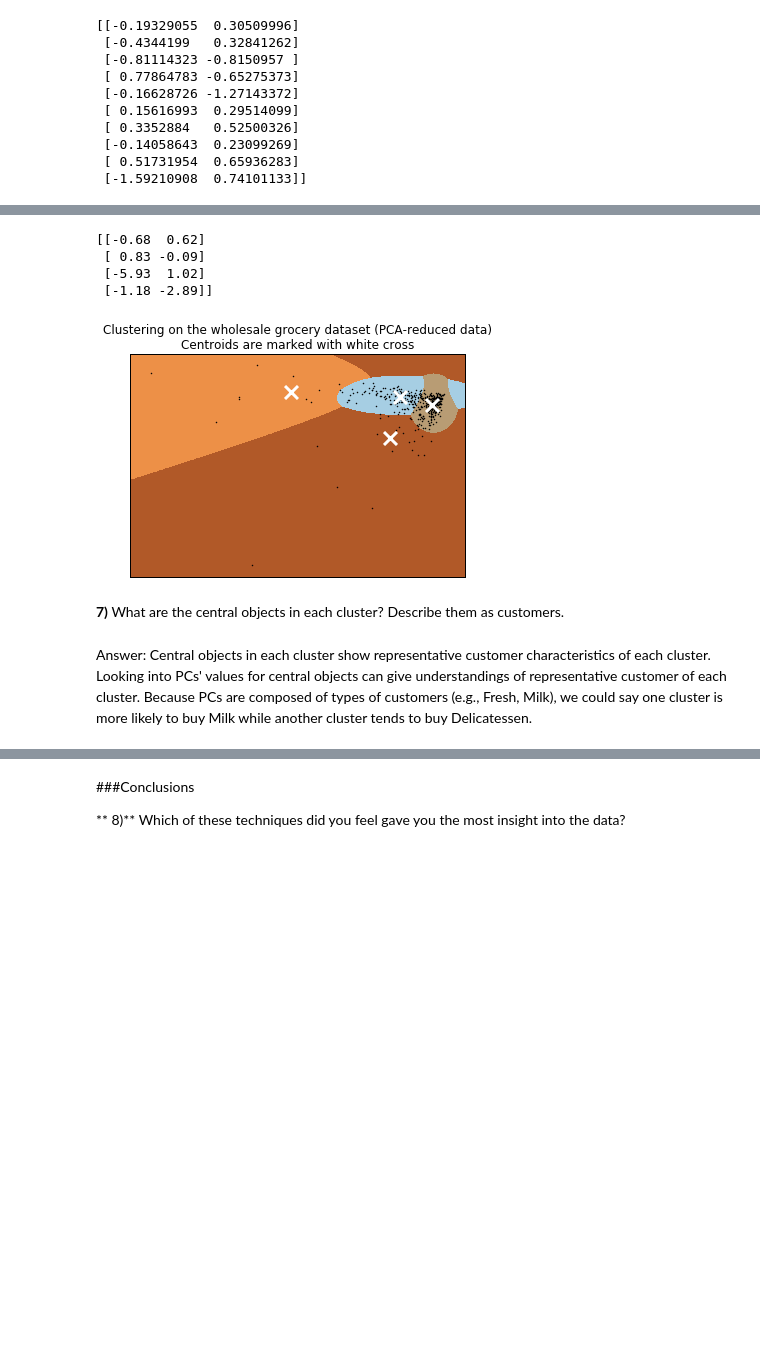
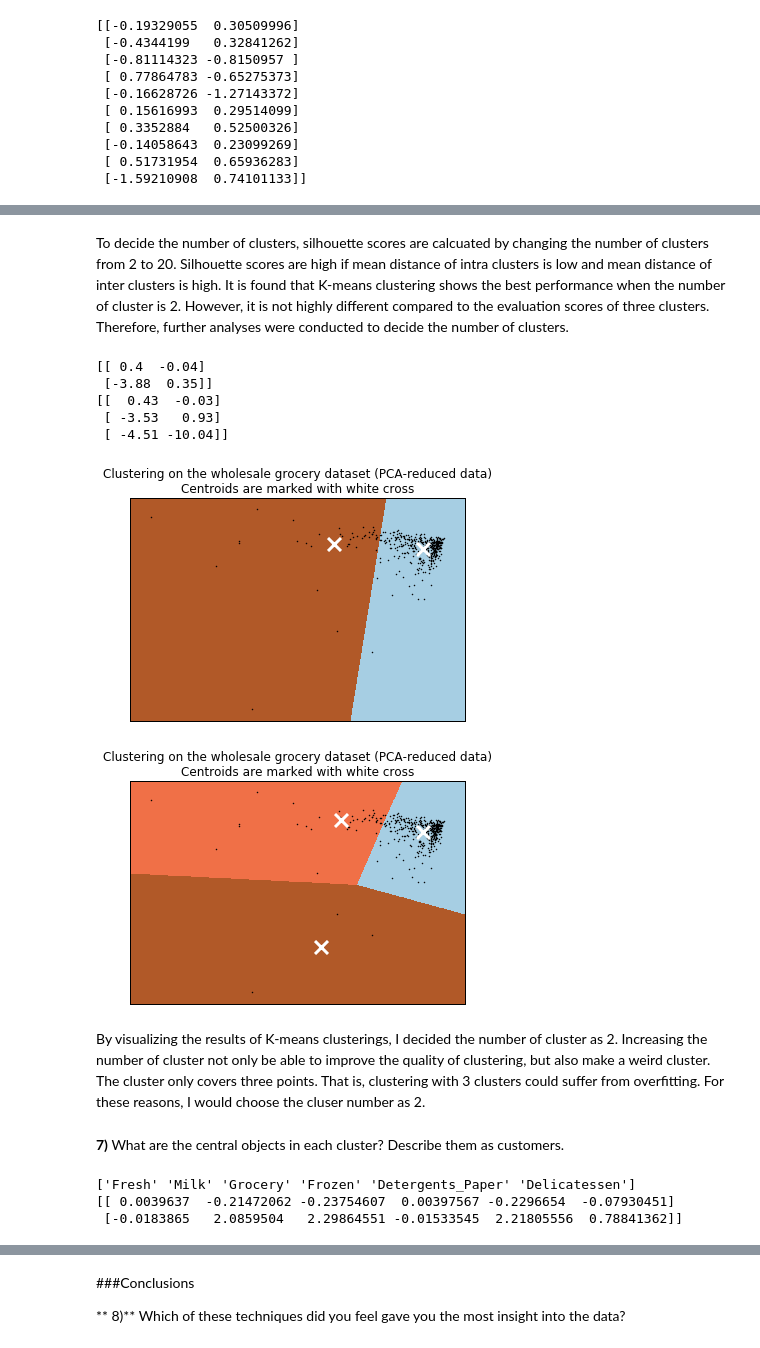
Before and after one commit to bywords/P3_customer_segments, a Jupyter notebook: customer_segments.ipynb, the cells around one changed output, grey strips where cells are left out. Cells and saved outputs as stored; diff of their text form; code cells hidden in the pictures; blank space fills up the shorter version.

```diff
--- a/customer_segments.ipynb
+++ b/customer_segments.ipynb
@@ -70,7 +94,7 @@ Answer: Those dimensions explains variances for data across types of customers.
 # TODO: Fit an ICA model to the data
 # Note: Adjust the data to have center at the origin first!
 from sklearn.decomposition import FastICA
-ica = FastICA()
+ica = FastICA(n_components=4)
 ica.fit(data_scaled)
 
 # Print the independent components
@@ -133,3 +171,5 @@ GMM(covariance_type='diag', init_params='wmc', min_covar=0.001,
+# %% [markdown]
+To decide the number of clusters, silhouette scores are calcuated by changing the number of clusters from 2 to 20. Silhouette scores are high if mean distance of intra clusters is low and mean distance of inter clusters is high. It is found that K-means clustering shows the best performance when the number of cluster is 2. However, it is not highly different compared to the evaluation scores of three clusters. Therefore, further analyses were conducted to decide the number of clusters.
 # %%
 # Plot the decision boundary by building a mesh grid to populate a graph.
 x_min, x_max = reduced_data[:, 0].min() - 1, reduced_data[:, 0].max() + 1
@@ -139,40 +179,74 @@ hy = (y_max-y_min)/1000.
 xx, yy = np.meshgrid(np.arange(x_min, x_max, hx), np.arange(y_min, y_max, hy))
 
 # Obtain labels for each point in mesh. Use last trained model.
-Z = clusters.predict(np.c_[xx.ravel(), yy.ravel()])
+Z_2 = kmeans_clusters_2.predict(np.c_[xx.ravel(), yy.ravel()])
+Z_3 = kmeans_clusters_3.predict(np.c_[xx.ravel(), yy.ravel()])
 # %%
 # TODO: Find the centroids for KMeans or the cluster means for GMM
-centroids = np.round(clusters.means_, 2)
-print centroids
+centroids_2 = np.round(kmeans_clusters_2.cluster_centers_, 2)
+print centroids_2
+centroids_3 = np.round(kmeans_clusters_3.cluster_centers_, 2)
+print centroids_3
 # %% [output]
-[[-0.68  0.62]
- [ 0.83 -0.09]
- [-5.93  1.02]
- [-1.18 -2.89]]
+[[ 0.4  -0.04]
+ [-3.88  0.35]]
+[[  0.43  -0.03]
+ [ -3.53   0.93]
+ [ -4.51 -10.04]]
 # %%
 # Put the result into a color plot
-Z = Z.reshape(xx.shape)
+Z_2 = Z_2.reshape(xx.shape)
+Z_3 = Z_3.reshape(xx.shape)
+
 plt.figure(1)
 plt.clf()
-plt.imshow(Z, interpolation='nearest',
+plt.imshow(Z_2, interpolation='nearest',
            extent=(xx.min(), xx.max(), yy.min(), yy.max()),
            cmap=plt.cm.Paired,
            aspect='auto', origin='lower')
 
 plt.plot(reduced_data[:, 0], reduced_data[:, 1], 'k.', markersize=2)
-plt.scatter(centroids[:, 0], centroids[:, 1],
+plt.scatter(centroids_2[:, 0], centroids_2[:, 1],
             marker='x', s=169, linewidths=3,
             color='w', zorder=10)
 plt.title('Clustering on the wholesale grocery dataset (PCA-reduced data)\n'
           'Centroids are marked with white cross')
 plt.xlim(x_min, x_max)
 plt.ylim(y_min, y_max)
 plt.xticks(())
 plt.yticks(())
 plt.show()
+
+plt.figure(1)
+plt.clf()
+plt.imshow(Z_3, interpolation='nearest',
+           extent=(xx.min(), xx.max(), yy.min(), yy.max()),
+           cmap=plt.cm.Paired,
+           aspect='auto', origin='lower')
+
+plt.plot(reduced_data[:, 0], reduced_data[:, 1], 'k.', markersize=2)
+plt.scatter(centroids_3[:, 0], centroids_3[:, 1],
+            marker='x', s=169, linewidths=3,
+            color='w', zorder=10)
+plt.title('Clustering on the wholesale grocery dataset (PCA-reduced data)\n'
+          'Centroids are marked with white cross')
+plt.xlim(x_min, x_max)
+plt.ylim(y_min, y_max)
+plt.xticks(())
+plt.yticks(())
+plt.show()
 # %% [output]
-[figure, old version]
+[figure, new version]
+[figure, added]
+# %% [markdown]
+By visualizing the results of K-means clusterings, I decided the number of cluster as 2. Increasing the number of cluster not only be able to improve the quality of clustering, but also make a weird cluster. The cluster only covers three points. That is, clustering with 3 clusters could suffer from overfitting. For these reasons, I would choose the cluser number as 2.
 # %% [markdown]
 **7)** What are the central objects in each cluster? Describe them as customers.
-# %% [markdown]
-Answer: Central objects in each cluster show representative customer characteristics of each cluster. Looking into PCs' values for central objects can give understandings of representative customer of each cluster. Because PCs are composed of types of customers (e.g., Fresh, Milk), we could say one cluster is more likely to buy Milk while another cluster tends to buy Delicatessen.
+# %%
+original_centroid = np.dot(centroids_2, pca.components_[0:2,]) + pca.mean_
+print data.columns.values
+print original_centroid
+# %% [output]
+['Fresh' 'Milk' 'Grocery' 'Frozen' 'Detergents_Paper' 'Delicatessen']
+[[ 0.0039637  -0.21472062 -0.23754607  0.00397567 -0.2296654  -0.07930451]
+ [-0.0183865   2.0859504   2.29864551 -0.01533545  2.21805556  0.78841362]]
```
Also changed, not shown: parts of 18 cells of this notebook, 1 other file.
